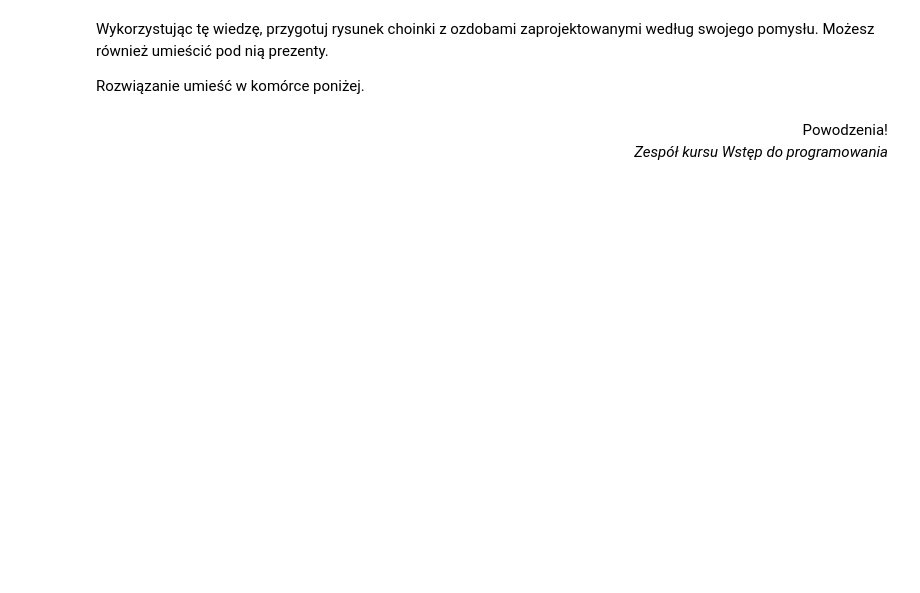
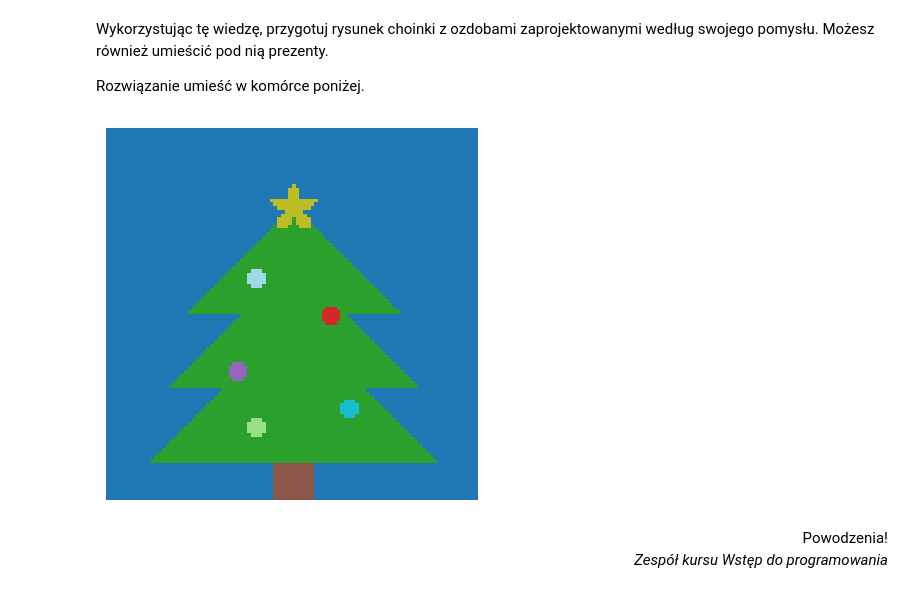
Before and after one commit to michalszo/listy-wdp, a Jupyter notebook: lista5.ipynb, the cells around one changed output. Drawn from its saved outputs; the diff is of its cells as text; code cells hidden in the pictures; blank space fills up the shorter version.

```diff
--- a/lista5.ipynb
+++ b/lista5.ipynb
@@ -177,5 +210,43 @@ plt.show()
 Wykorzystując tę wiedzę, przygotuj rysunek choinki z ozdobami zaprojektowanymi według swojego pomysłu. Możesz również umieścić pod nią prezenty.
 
 Rozwiązanie umieść w komórce poniżej.
+# %%
+M = np.zeros((100, 100), 'u1')
+
+# https://stackoverflow.com/a/26757297
+def cart2pol(x, y):
+    rho = np.sqrt(x**2 + y**2)
+    phi = np.arctan2(y, x)
+    return(rho, phi)
+
+for y in range(100):
+    for x in range(100):
+        if x==y==0:
+            M[y,x] = 0
+        # Pień
+        if y >= 90 and 45 <= x <= 55:
+            M[y,x] = 10
+        # Liście
+        if 70 <= y < 90 and abs(x - 50) < y - 50:
+            M[y,x] = 4
+        if 50 <= y < 70 and abs(x - 50) < y - 35:
+            M[y,x] = 4
+        if 20 <= y < 50 and abs(x - 50) < y - 20:
+            M[y,x] = 4
+        # Gwiazdka
+        odległość, kąt = cart2pol(x-50, y-21)
+        if odległość < 7 - 4*(abs((kąt - (2*math.pi/20)) % (2*math.pi/5) - (2*math.pi/10)))/(2*math.pi/10):
+            M[y,x] = 16
+        bombki = [((40, 40), 19), ((60, 50), 6), ((35, 65), 8), ((65, 75), 18), ((40, 80), 5)]
+        for (bx, by), kolor in bombki:
+            if math.sqrt((x-bx)**2 + (y-by)**2) < 2.5:
+                M[y,x] = kolor
+
+plt.matshow(M)
+plt.set_cmap('tab20')
+plt.axis('off')
+plt.show()
+# %% [output]
+[figure, added]
 # %% [markdown]
 <div style="text-align: right"> Powodzenia!<br><i>Zespół kursu Wstęp do programowania</i></div>
```
Also changed, not shown: parts of 6 cells of this notebook.
